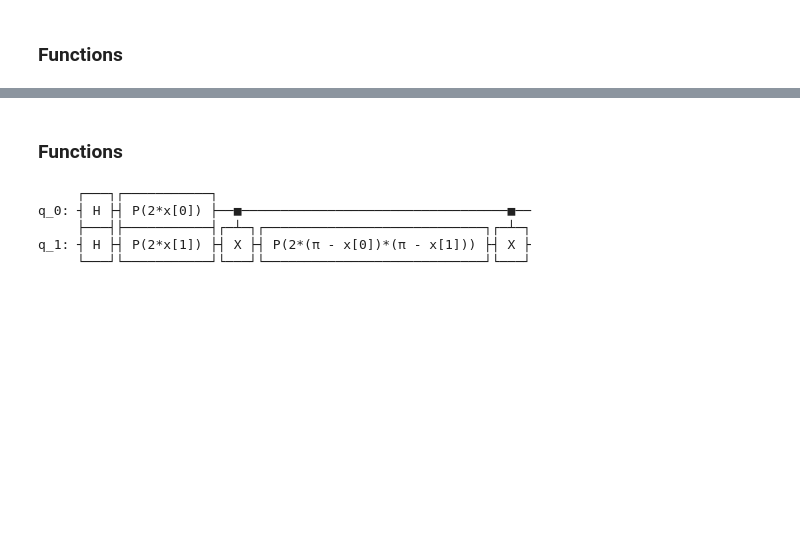
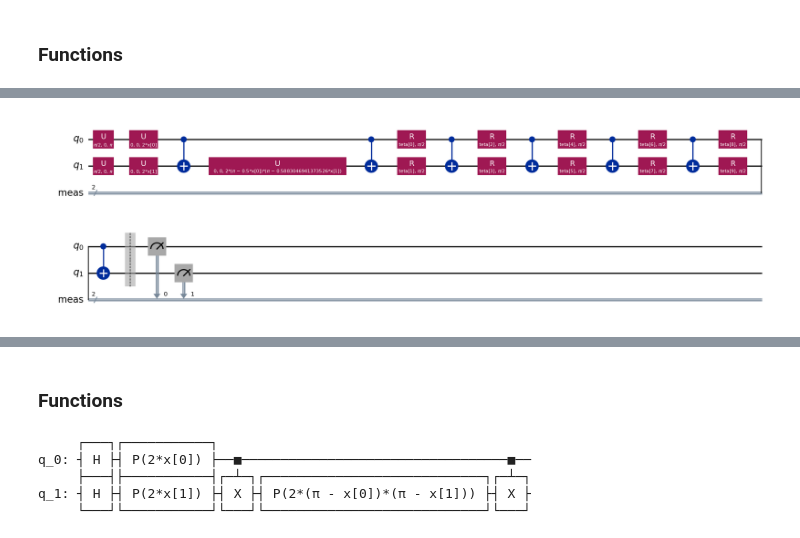
Before and after one commit to Jeusaipakoimetre/qvm_qkm_compare, a Jupyter notebook: code/qvm_qkm_compare.ipynb, the cells around one changed output, grey strips where cells are left out. Drawn from its saved outputs; the diff is of its cells as text; code cells hidden in the pictures; blank space fills up the shorter version.

```diff
--- a/code/qvm_qkm_compare.ipynb
+++ b/code/qvm_qkm_compare.ipynb
@@ -44,7 +67,7 @@ IS_NEW_RUN = False  # True if this is a new run, False if continuing from previo
 # constants
 RANDOM_STATE = 42
 if APPLY_PCA:
-    pca = PCA(n_components=2)
+    pca = PCA(n_components=n_qubits)
 
 def normalizeDataWine():
     """
@@ -56,12 +79,12 @@ def normalizeDataWine():
     # Comment for having only two classes by removing the third class
     # wine.target[wine.target == 2] = 0
 
-    wine_two_classes = (wine.target <2)
+    wine_two_classes = (wine.target < 2)
 
     if APPLY_PCA:
         X, Y = pca.fit_transform(wine.data[wine_two_classes]), wine.target[wine_two_classes]
     else:
-        X, Y = wine.data[wine_two_classes][:, :2], wine.target[wine_two_classes] # X with only the first two features
+        X, Y = wine.data[wine_two_classes][:, :n_qubits], wine.target[wine_two_classes] # X with only the first n_qubits features
     # shuffle the data
     X, Y = shuffle(X, Y, random_state=RANDOM_STATE)
     if max_data_size < len(X):
@@ -87,8 +110,10 @@ def normalizeDataIris():
 
     if APPLY_PCA:
         X, Y = pca.fit_transform(iris.data[iris_two_classes]), iris.target[iris_two_classes]
+    if n_qubits==2:
+        X, Y = iris.data[iris_two_classes][:, 2:], iris.target[iris_two_classes] # X with only the last 2 features
     else:
-        X, Y = iris.data[iris_two_classes][:, 2:], iris.target[iris_two_classes] # X with only the last two features
+        X, Y = iris.data[iris_two_classes][:, :n_qubits], iris.target[iris_two_classes] # X with only the first n_qubits features
     # shuffle the data
     X, Y = shuffle(X, Y, random_state=RANDOM_STATE)
     if max_data_size < len(X):
@@ -110,9 +135,13 @@ def normalizeDataImage(DATA_PATH = "./data/FEATURE_resultante_DP_NODP.csv"):
         data = data[:max_data_size]
 
     if APPLY_PCA:
-        X, Y = pca.fit_transform(data[['area_pixels', ' mean_coords_x']].values), data[' class'].values
+        X, Y = pca.fit_transform(data.values), data[' class'].values
+    elif n_qubits==2:
+        X, Y = data[['area_pixels', ' mean_coords_x']].values, data[' class'].values
+    elif n_qubits==4:
+        X, Y = data[['area_pixels', ' mean_coords_x', ' mean_coords_y', ' mean_intensity']].values, data[' class'].values
     else:
-        X, Y = data[['area_pixels', ' mean_coords_x']].values, data[' class'].values
+        X, Y = data[:, :n_qubits].values, data[' class'].values
 
     # normalize the data
     scaler = MinMaxScaler(feature_range=(-0 * np.pi, 2 * np.pi))
@@ -218,3 +221,65 @@ feature_map.decompose().draw("mpl")
+# %%
+reps = 1                    # feature-map repetitions
+ry_layers = 5               # number of per-qubit ry layers (controls len(teta))
+
+x = ParameterVector('x', n_qubits)
+teta = ParameterVector('teta', n_qubits * ry_layers)
+
+def ZZFeatureMap_10_parametros(feature_dimension=n_qubits, reps=1, theta_param=np.pi/2, x=x, teta=teta):
+    try:
+        ptp = np.ptp(TRAIN_DATA, axis=0)
+        factors = np.where(ptp == 0, 1.0, np.pi / ptp)[:feature_dimension]
+    except Exception:
+        factors = np.ones(feature_dimension)
+    # if factors shorter, pad
+    if len(factors) < feature_dimension:
+        factors = np.pad(factors, (0, feature_dimension - len(factors)), 'edge')
+
+    circuit = QuantumCircuit(feature_dimension)
+    t_idx = 0  # index into teta
+
+    for r in range(reps):
+        if r == 0:
+            circuit.h(range(feature_dimension))
+
+        # encode each feature as a phase rotation
+        for q in range(feature_dimension):
+            circuit.p(theta_param * x[q], q)
+
+        # simple chain entangling
+        for q in range(feature_dimension - 1):
+            circuit.cx(q, q + 1)
+
+        # apply a multi-feature phase on the last qubit (generalized product)
+        prod = 1.0
+        for k in range(feature_dimension):
+            prod *= (np.pi - x[k] * factors[k])
+        circuit.p(theta_param * prod, feature_dimension - 1)
+
+        # disentangle
+        for q in range(feature_dimension - 1):
+            circuit.cx(q, q + 1)
+
+        # apply ry layers parameterized by teta, with entangling between layers
+        for layer in range(ry_layers):
+            for q in range(feature_dimension):
+                circuit.ry(teta[t_idx], q)
+                t_idx += 1
+            # add entangling between ry layers (chain)
+            for q in range(feature_dimension - 1):
+                circuit.cx(q, q + 1)
+
+    circuit.measure_all()
+    return circuit
+
+# create feature_map and reference feature map for overlaps
+feature_map = ZZFeatureMap_10_parametros(feature_dimension=n_qubits, reps=reps, theta_param=2, x=x, teta=teta)
+# zz_feature_map_reference = ZZFeatureMap(feature_dimension=n_qubits, reps=reps)
+# ...existing code...
+
+feature_map.decompose().draw("mpl")
+# %% [output]
+[figure, added]
 # %%
 def classification_probability(data, variational):
     """Classify data points using given parameters.
```
Also changed, not shown: parts of 49 cells of this notebook, 48 other files.
